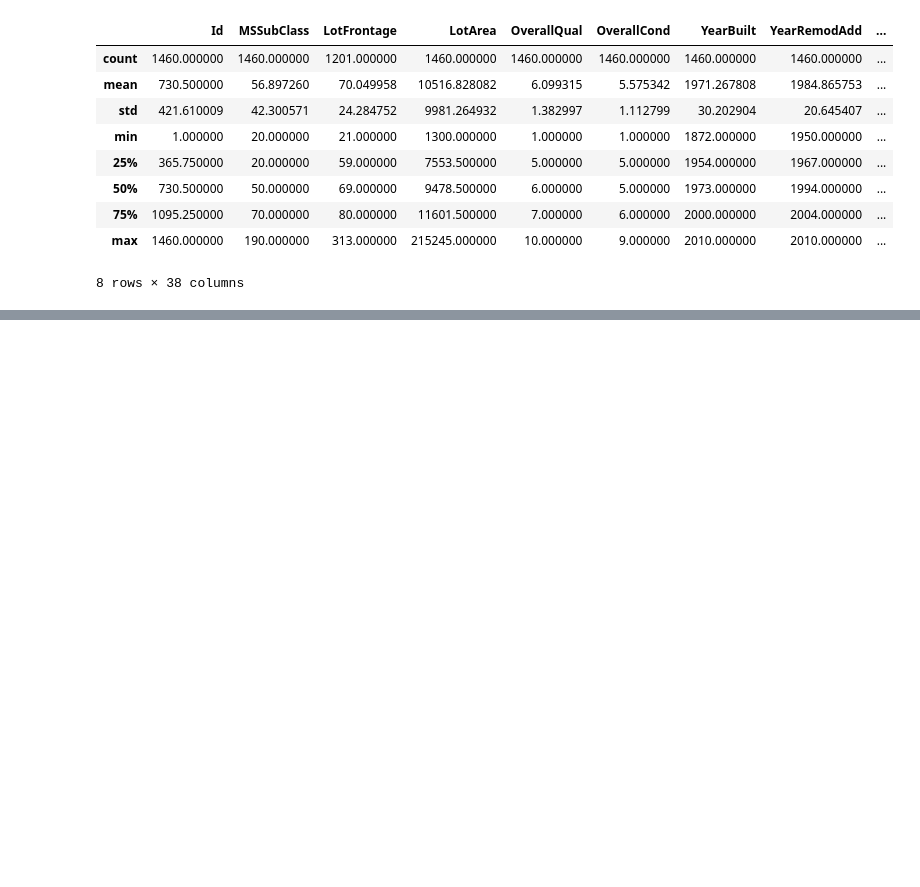
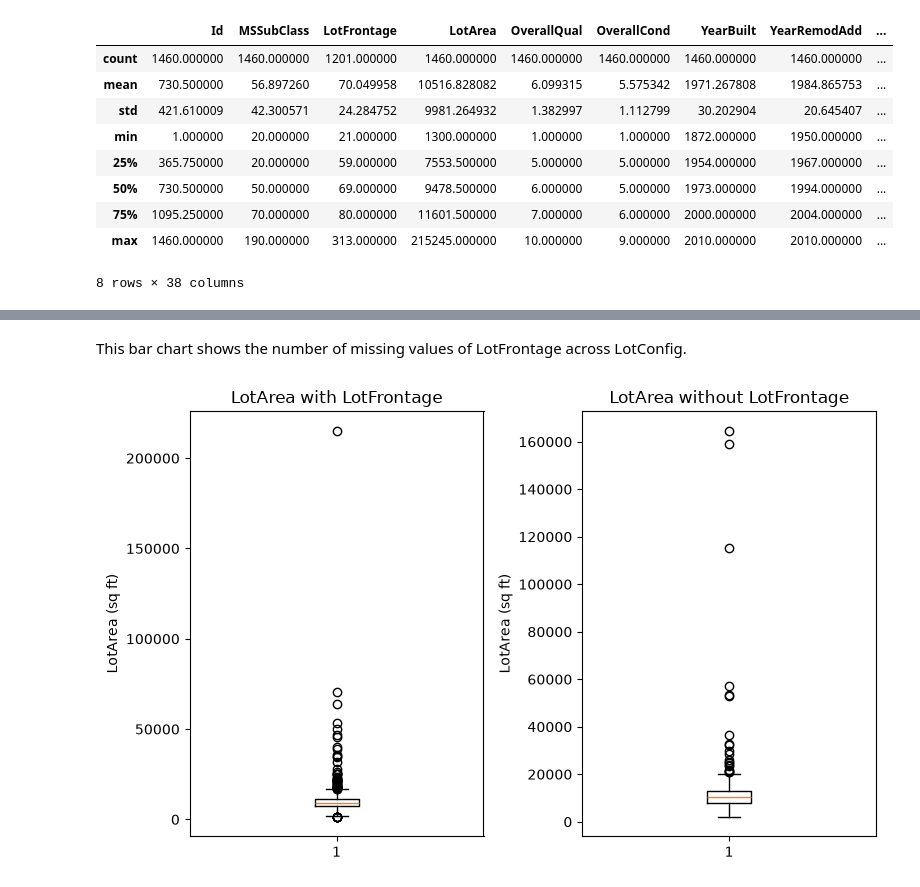
Before and after one commit to Manoj-Gaihre/python-foundation-assignments-manoj-gaihre, a Jupyter notebook: Months2&3/assignment2/assignment2.ipynb, the cells around one changed output, grey strips where cells are left out. Cells and saved outputs as stored; diff of their text form; code cells hidden in the pictures; blank space fills up the shorter version.

```diff
--- a/Months2&3/assignment2/assignment2.ipynb
+++ b/Months2&3/assignment2/assignment2.ipynb
@@ -80,0 +486,20 @@ df.describe()
+# %% [markdown]
+This bar chart shows the number of missing values of LotFrontage across LotConfig.
+# %%
+absent = df.loc[df["LotFrontage"].isna(), "LotArea"]
+present =df.loc[df["LotFrontage"].notna(), "LotArea"]
+
+
+fig, axis = plt.subplots(1,2,figsize = (8,5))
+axis[0].set_title("LotArea with LotFrontage")
+axis[0].boxplot(present)
+axis[0].set_ylabel("LotArea (sq ft)")
+
+axis[1].set_title("LotArea without LotFrontage")
+axis[1].boxplot(absent)
+axis[1].set_ylabel("LotArea (sq ft)")
+
+plt.tight_layout()
+plt.show()
+# %% [output]
+[figure, added]
```
Also changed, not shown: parts of 147 cells of this notebook, 5 other files.
